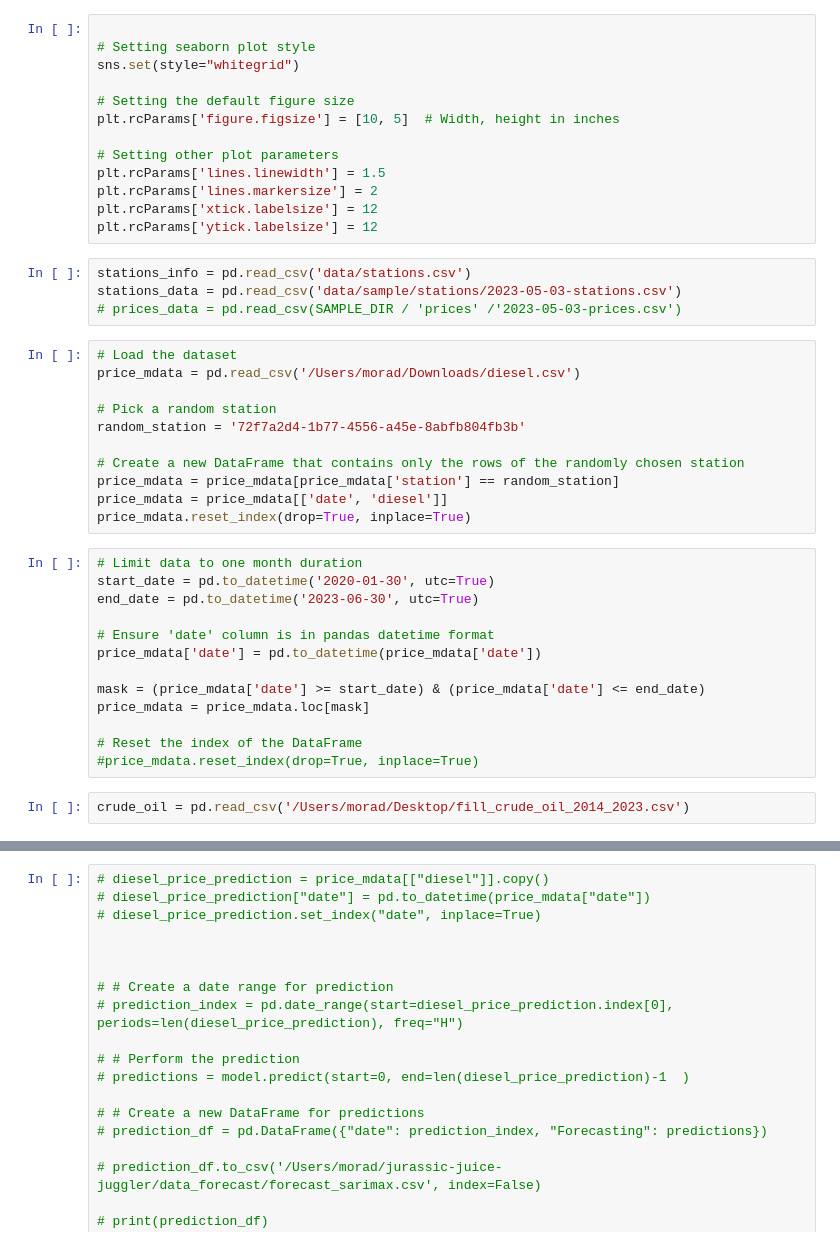
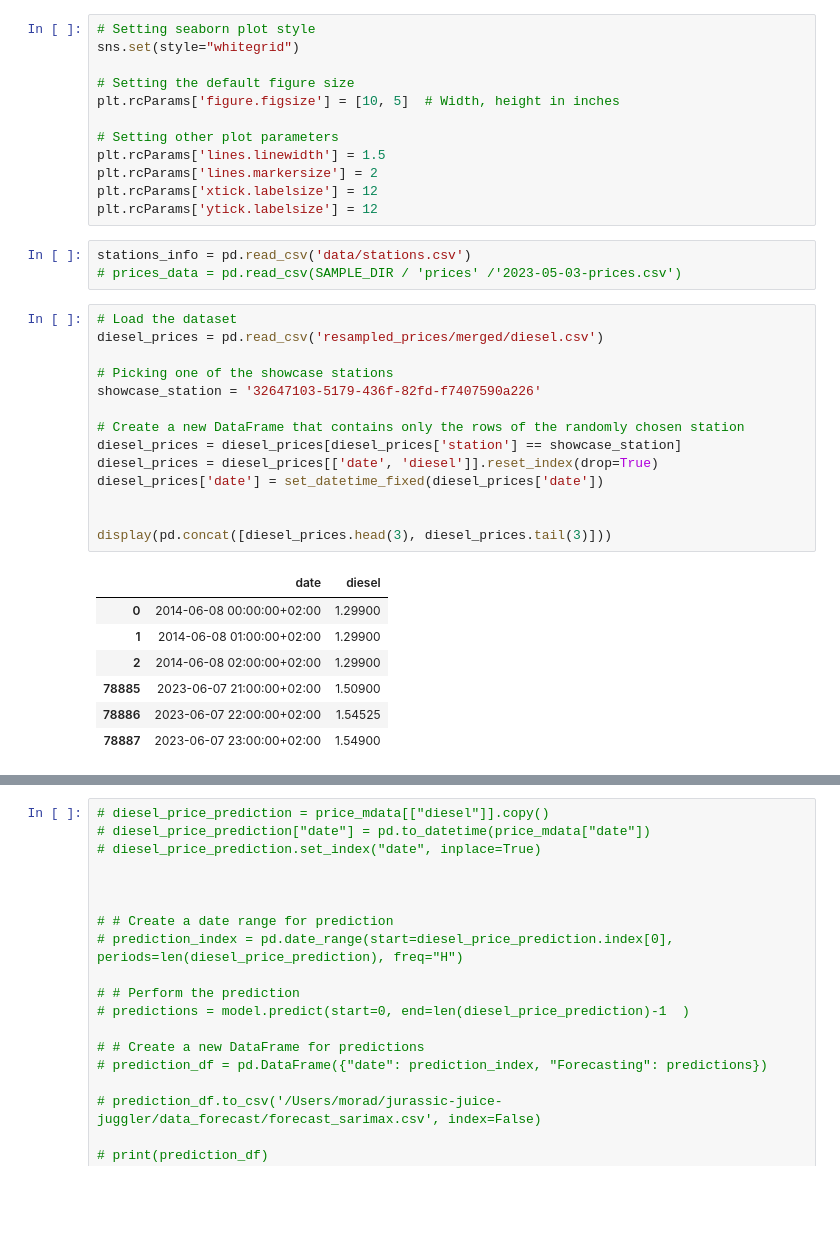
Before and after one commit to petrol-price-predictor/jurassic-juice-juggler, a Jupyter notebook: ts_SARIMAX-1.ipynb, the cells around one changed output, grey strips where cells are left out. Saved outputs shown, nothing was run; the diff lists cells and outputs as text; blank space fills up the shorter version.

```diff
--- a/ts_SARIMAX-1.ipynb
+++ b/ts_SARIMAX-1.ipynb
@@ -42,5 +38,4 @@ Requirement already satisfied: six in /Users/morad/.pyenv/versions/3.10.10/lib/p
 # %%
-
 # Setting seaborn plot style
 sns.set(style="whitegrid")
 
@@ -54,31 +49,26 @@ plt.rcParams['xtick.labelsize'] = 12
 plt.rcParams['ytick.labelsize'] = 12
 # %%
 stations_info = pd.read_csv('data/stations.csv')
-stations_data = pd.read_csv('data/sample/stations/2023-05-03-stations.csv')
 # prices_data = pd.read_csv(SAMPLE_DIR / 'prices' /'2023-05-03-prices.csv')
 # %%
 # Load the dataset
-price_mdata = pd.read_csv('/Users/morad/Downloads/diesel.csv')
+diesel_prices = pd.read_csv('resampled_prices/merged/diesel.csv')
 
-# Pick a random station
-random_station = '72f7a2d4-1b77-4556-a45e-8abfb804fb3b'
+# Picking one of the showcase stations
+showcase_station = '32647103-5179-436f-82fd-f7407590a226'
 
 # Create a new DataFrame that contains only the rows of the randomly chosen station
-price_mdata = price_mdata[price_mdata['station'] == random_station]
-price_mdata = price_mdata[['date', 'diesel']]
-price_mdata.reset_index(drop=True, inplace=True)
+diesel_prices = diesel_prices[diesel_prices['station'] == showcase_station]
+diesel_prices = diesel_prices[['date', 'diesel']].reset_index(drop=True)
+diesel_prices['date'] = set_datetime_fixed(diesel_prices['date'])
+
+
+display(pd.concat([diesel_prices.head(3), diesel_prices.tail(3)]))
+# %% [output]
+|  | date | diesel |
+| 0 | 2014-06-08 00:00:00+02:00 | 1.29900 |
+| 1 | 2014-06-08 01:00:00+02:00 | 1.29900 |
+| 2 | 2014-06-08 02:00:00+02:00 | 1.29900 |
+| 78885 | 2023-06-07 21:00:00+02:00 | 1.50900 |
+| 78886 | 2023-06-07 22:00:00+02:00 | 1.54525 |
+| 78887 | 2023-06-07 23:00:00+02:00 | 1.54900 |
-# %%
-# Limit data to one month duration
-start_date = pd.to_datetime('2020-01-30', utc=True)
-end_date = pd.to_datetime('2023-06-30', utc=True)
-
-# Ensure 'date' column is in pandas datetime format
-price_mdata['date'] = pd.to_datetime(price_mdata['date'])
-
-mask = (price_mdata['date'] >= start_date) & (price_mdata['date'] <= end_date)
-price_mdata = price_mdata.loc[mask]
-
-# Reset the index of the DataFrame
-#price_mdata.reset_index(drop=True, inplace=True)
-# %%
-crude_oil = pd.read_csv('/Users/morad/Desktop/fill_crude_oil_2014_2023.csv')
```
Also changed, not shown: parts of 28 cells of this notebook, 4 other files.
